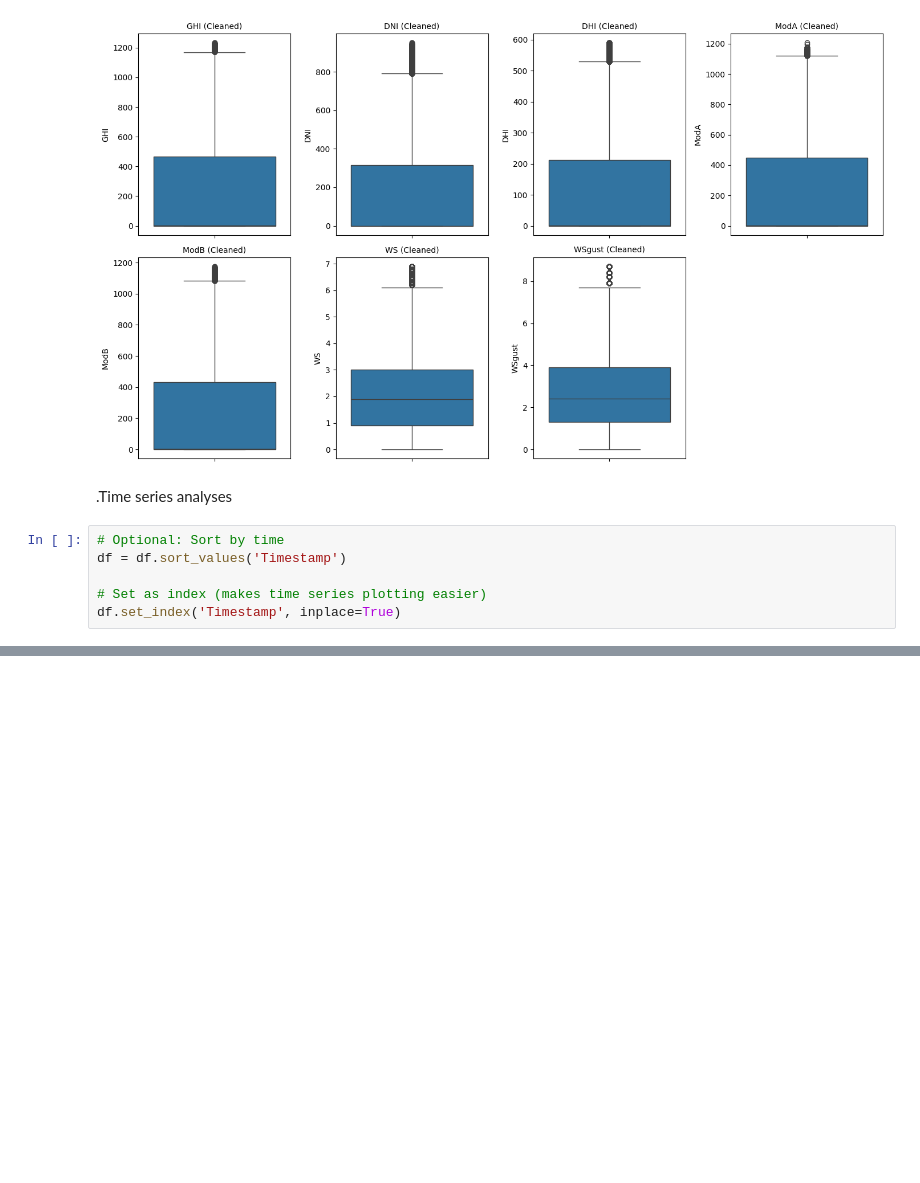
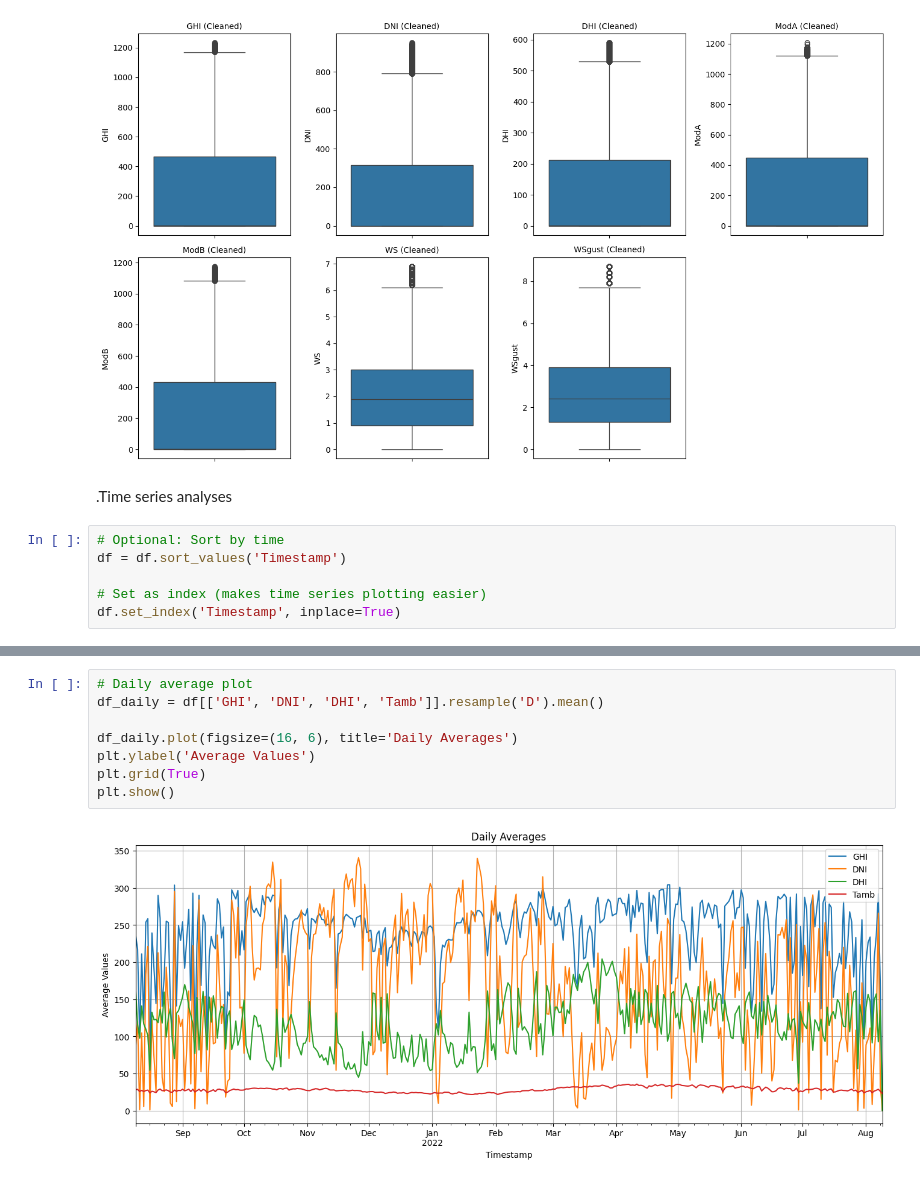
Before and after one commit to Filimon-H/Moonlight-Solar-Farm-Analysis, a Jupyter notebook: notebooks/bennin_EDA.ipynb, the cells around one changed output, grey strips where cells are left out. Saved outputs shown, nothing was run; the diff lists cells and outputs as text; blank space fills up the shorter version.

```diff
--- a/notebooks/bennin_EDA.ipynb
+++ b/notebooks/bennin_EDA.ipynb
@@ -282,0 +300,10 @@ df.set_index('Timestamp', inplace=True)
+# %%
+# Daily average plot
+df_daily = df[['GHI', 'DNI', 'DHI', 'Tamb']].resample('D').mean()
+
+df_daily.plot(figsize=(16, 6), title='Daily Averages')
+plt.ylabel('Average Values')
+plt.grid(True)
+plt.show()
+# %% [output]
+[figure, added]
```
Also changed, not shown: parts of 3 cells of this notebook.
